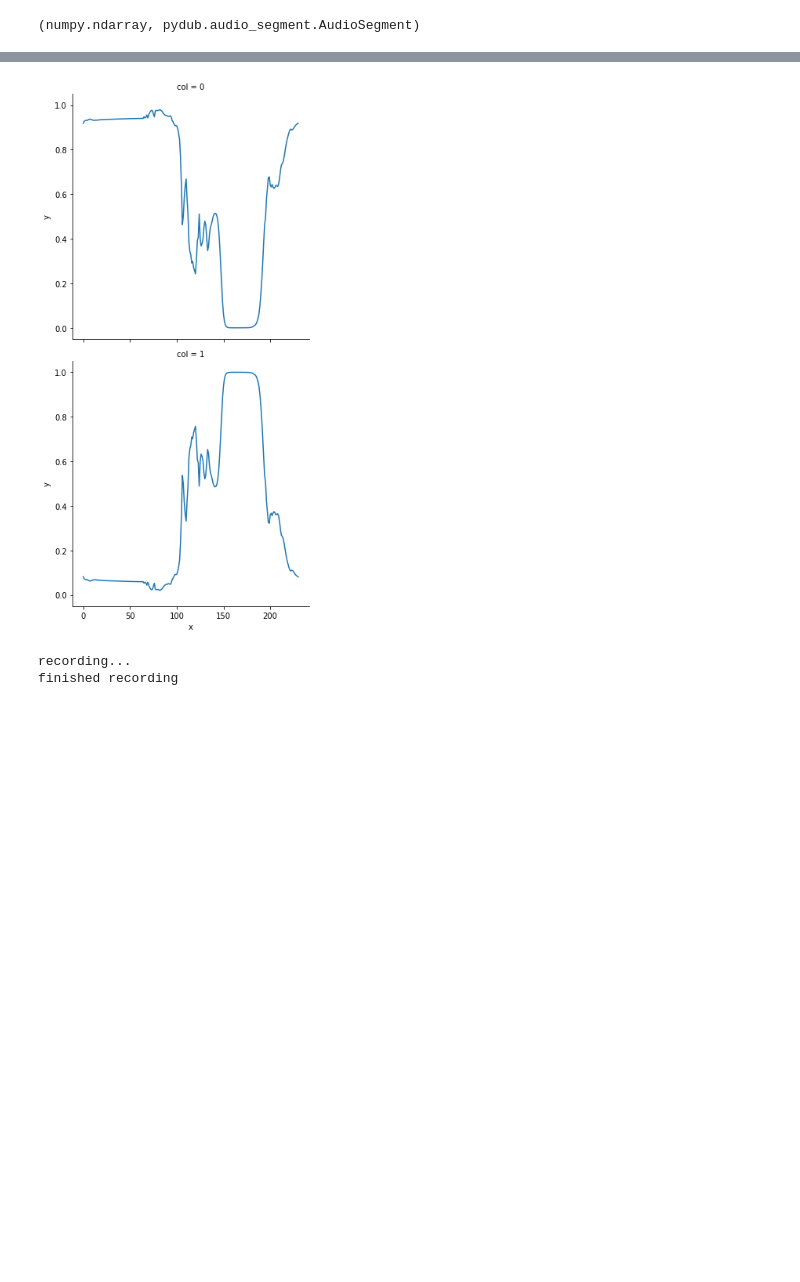
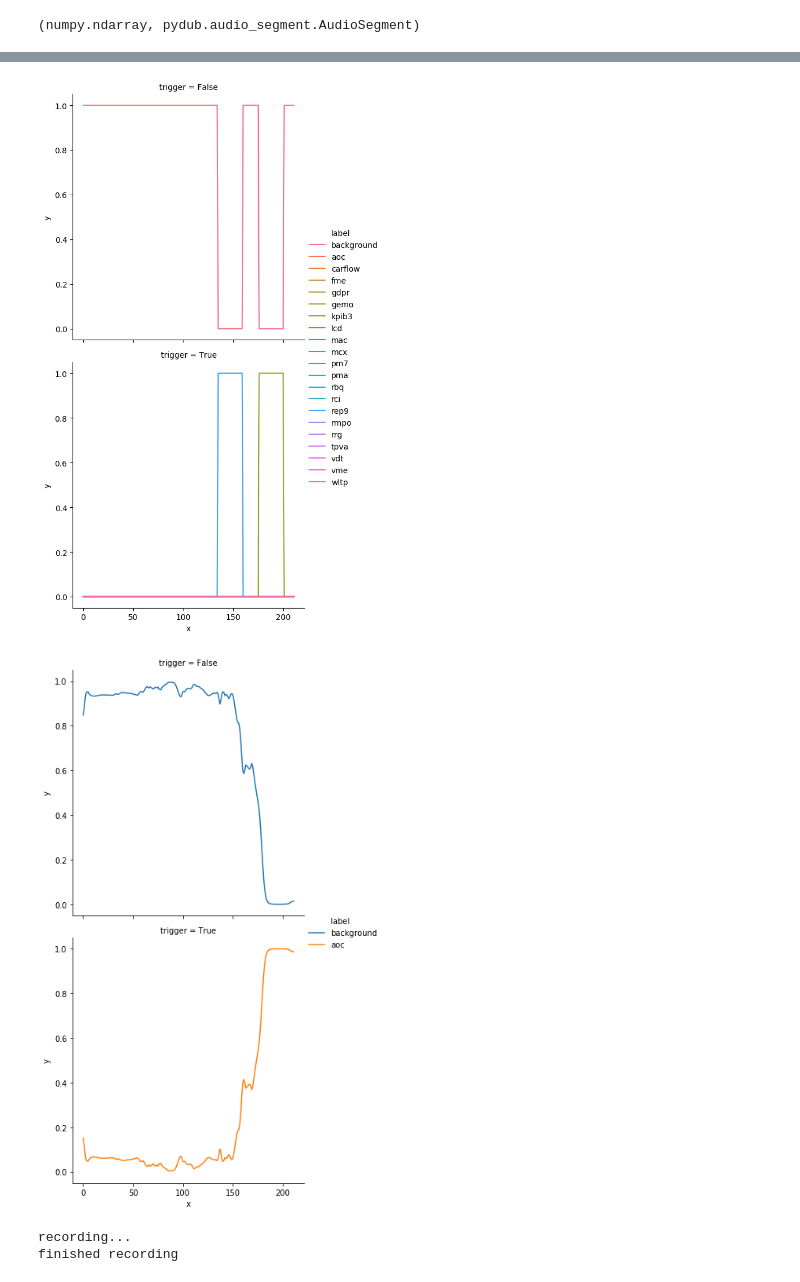
Before and after one commit to tdjaballah/multrigger-word, a Jupyter notebook: notebooks/test_predictions.ipynb, the cells around one changed output, grey strips where cells are left out. Cells and saved outputs as stored; diff of their text form; code cells hidden in the pictures; blank space fills up the shorter version.

```diff
--- a/notebooks/test_predictions.ipynb
+++ b/notebooks/test_predictions.ipynb
@@ -35,3 +58,7 @@ model = load_model("../logs/checkpoints/")
+# %%
+positives, backgrounds = load_raw_audio()
+map_dict = dict(enumerate(sorted(positives.keys()), 1))
+map_dict[0] = "background"
 # %%
 def plot_predictions(wav_file, model):
     x = AudioSegment.from_wav(wav_file).set_frame_rate(FRAME_RATE).set_channels(1)
@@ -42,7 +69,9 @@ def plot_predictions(wav_file, model):
     x = x[:TX,:]
     x = np.expand_dims(x, axis=0)
     y = model.predict(x)[0]
-    sns.relplot(x='x', y='y', row='col', data=transform_labels(y), kind='line')
+    sns.relplot(x='x', y='y', row='trigger', hue='label',
+                data=transform_labels(y, map_dict),
+                kind='line', legend="full")
 # %%
 # Load a wav file
 def get_wav_info(wav_file):
@@ -77,3 +106,6 @@ def graph_spectrogram(wav_file, nfft=512, fs=2, noverlap=256):
 IPython.display.Audio(filename)
 # %% [output]
 [interactive output not drawn]
+# %%
+filenames = glob.glob("../data/interim/*.wav")
+filenames
@@ -79,0 +122,4 @@ IPython.display.Audio(filename)
+# %%
+filename = filenames[0]
+print(filename)
+IPython.display.Audio(filename)
@@ -80,7 +129,9 @@ IPython.display.Audio(filename)
 # %%
 plot_predictions(filename, model)
+IPython.display.Image(filename.replace(".wav", ".png"))
 # %% [output]
-[figure, old version]
+[figure, new version]
+[figure, added]
 # %%
 FORMAT = pyaudio.paInt16
 CHANNELS = 1
```
Also changed, not shown: parts of 9 cells of this notebook, 6 other files.
